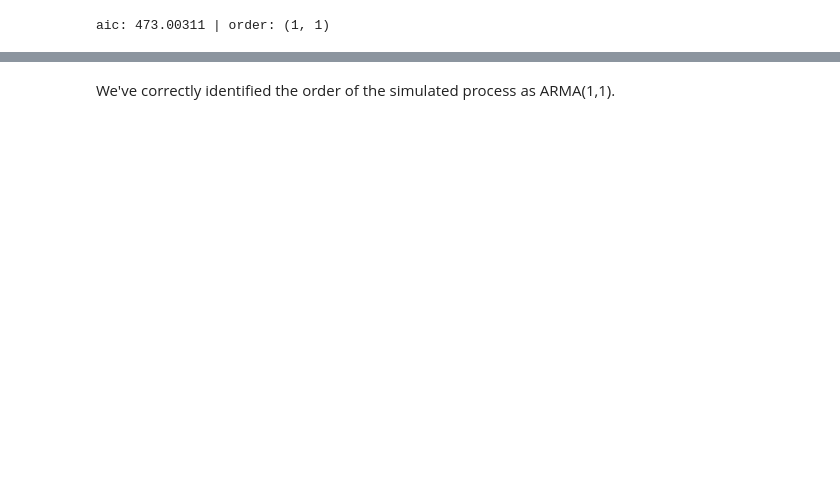
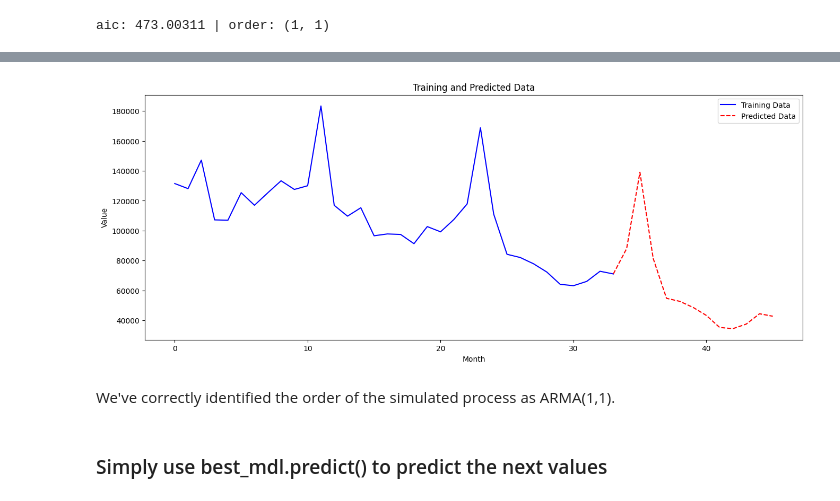
Before and after one commit to ionahu08/StoreSalesForecasting, a Jupyter notebook: Competition/Code/TSBasics.ipynb, the cells around one changed output, grey strips where cells are left out. Drawn from its saved outputs; the diff is of its cells as text; code cells hidden in the pictures; blank space fills up the shorter version.

```diff
--- a/Competition/Code/TSBasics.ipynb
+++ b/Competition/Code/TSBasics.ipynb
@@ -336,3 +336,8 @@ for i in rng:
 print('aic: {:6.5f} | order: {}'.format(best_aic, best_order))
 # %% [output]
 aic: 473.00311 | order: (1, 1)
+# %%
+pred = inverse_difference(best_mdl.forecast(12), ts.tail(12))
+display(pred)
+pred.index = pred.index + 12
+pred
@@ -338,0 +373,3 @@ aic: 473.00311 | order: (1, 1)
+# %%
+comb_new_old = pd.concat([ts, pred])
+comb_new_old
@@ -339,2 +394,30 @@ aic: 473.00311 | order: (1, 1)
+# %%
+# Separate the data
+training_months = range(0,34)
+training_values = comb_new_old[0:34]
+predicted_months = range(33, 46)
+predicted_values = comb_new_old[33:]
+
+# Create the figure and axis
+plt.figure(figsize=(16, 6))
+
+# # Plot the training data
+plt.plot(training_months, training_values, color='blue', label='Training Data')
+
+# # Plot the predicted data
+plt.plot(predicted_months, predicted_values, color='red', linestyle='--', label='Predicted Data')
+
+# Add titles and labels
+plt.title('Training and Predicted Data')
+plt.xlabel('Month')
+plt.ylabel('Value')
+plt.legend()
+
+# Show the plot
+plt.show()
+# %% [output]
+[figure, added]
 # %% [markdown]
 We've correctly identified the order of the simulated process as ARMA(1,1).
+# %% [markdown]
+### Simply use best_mdl.predict() to predict the next values
```
Also changed, not shown: parts of 5 cells of this notebook, 1 other file.
